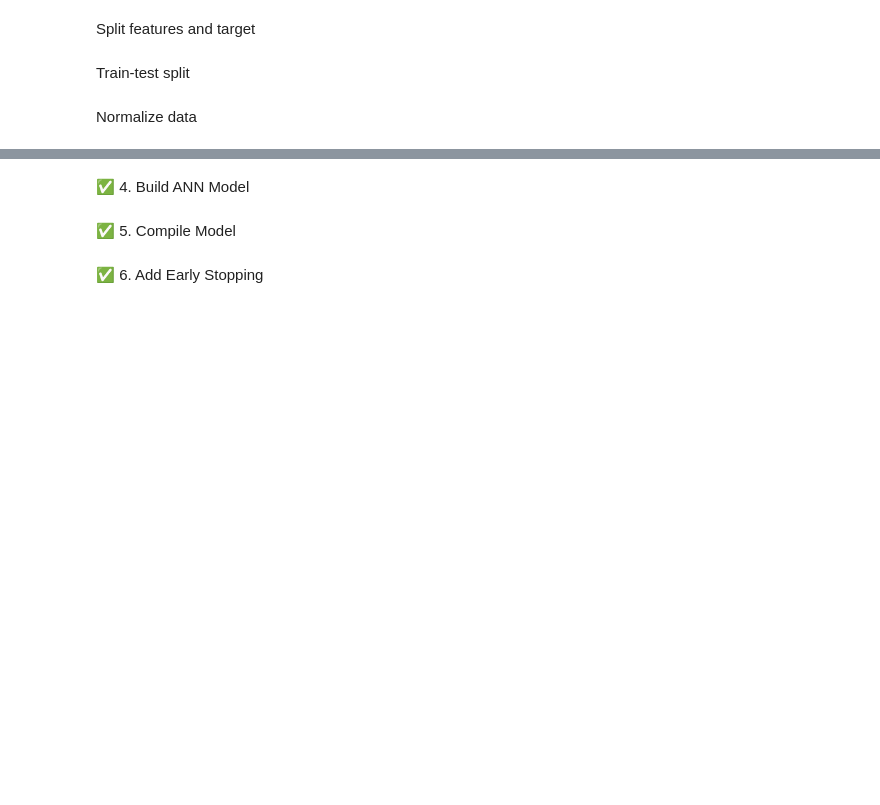
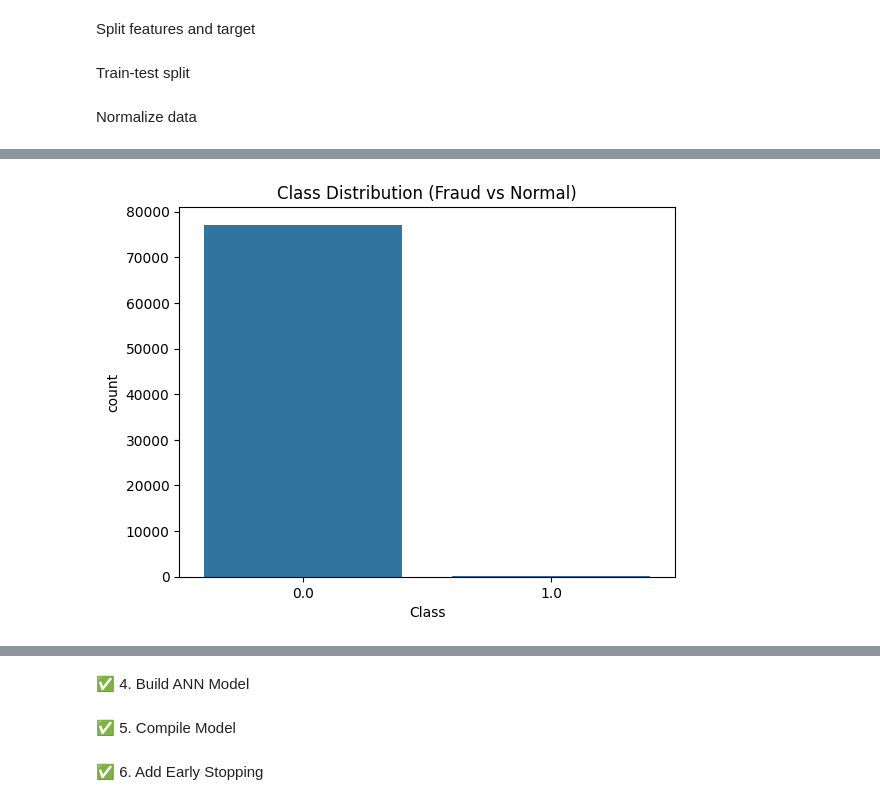
Before and after one commit to alkhurayjah/Task_DL, a Jupyter notebook: Saad_alshahrani_DL.ipynb, the cells around one changed output, grey strips where cells are left out. Drawn from its saved outputs; the diff is of its cells as text; code cells hidden in the pictures; blank space fills up the shorter version.

```diff
--- a/Saad_alshahrani_DL.ipynb
+++ b/Saad_alshahrani_DL.ipynb
@@ -101,0 +114,6 @@ X_test = scaler.transform(X_test)
+# %%
+sns.countplot(x='Class', data=df)
+plt.title("Class Distribution (Fraud vs Normal)")
+plt.show()
+# %% [output]
+[figure, added]
```
Also changed, not shown: parts of 14 cells of this notebook.
